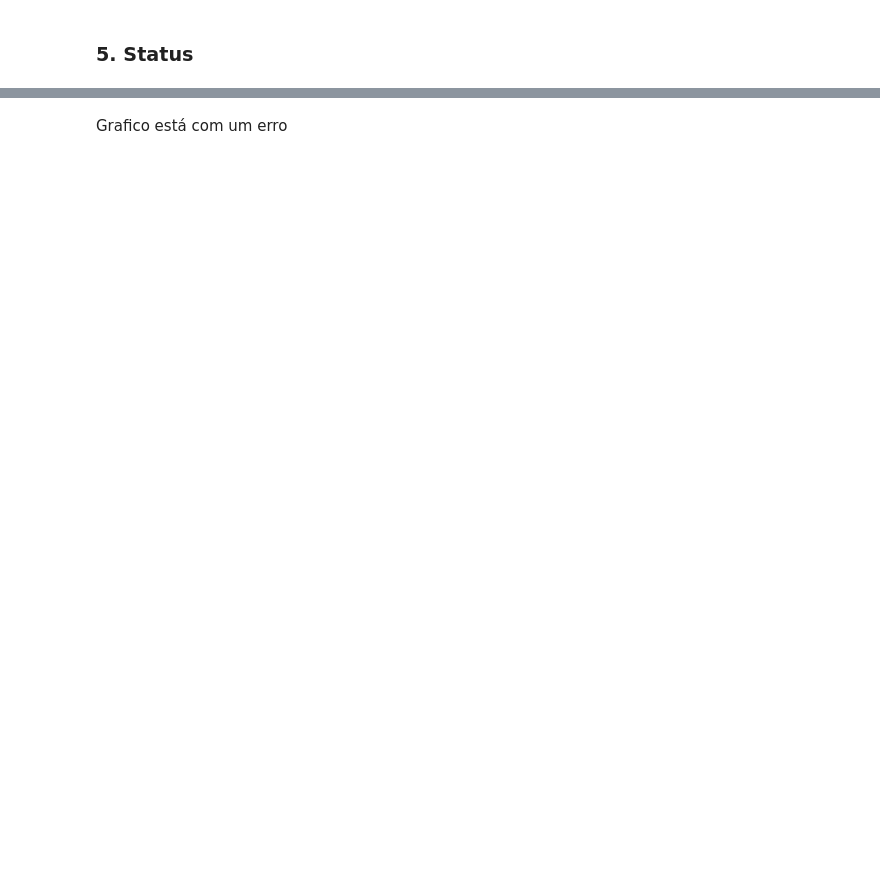
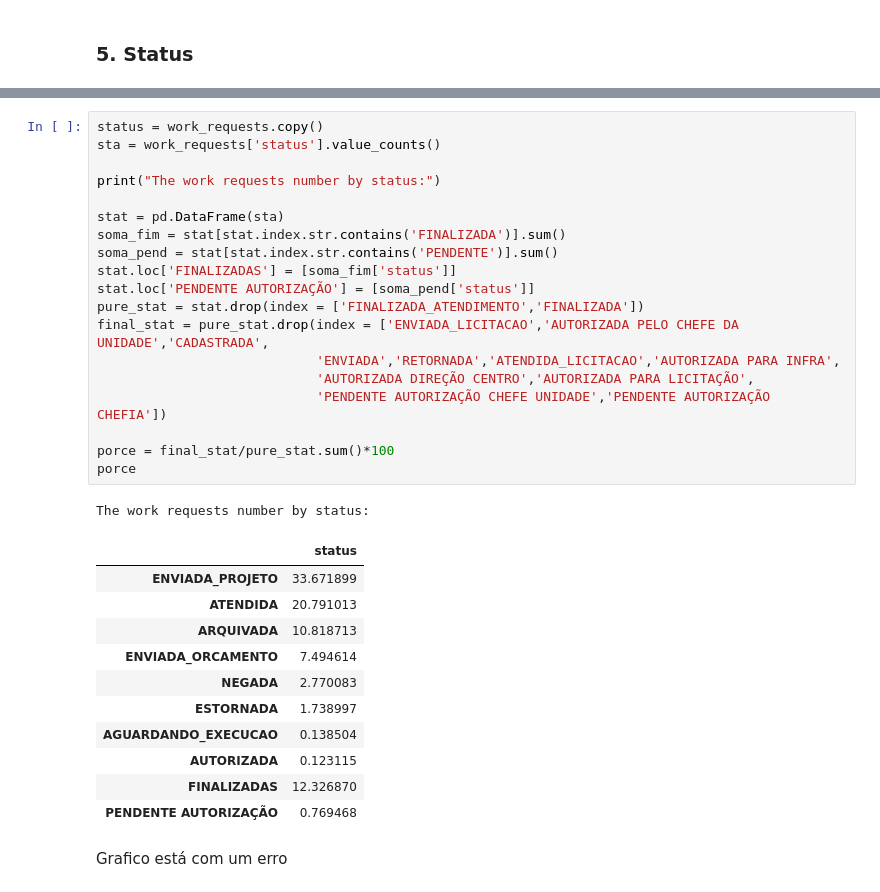
Before and after one commit to ozielalves/Financas_IMD, a Jupyter notebook: Oziel.ipynb, the cells around one changed output, grey strips where cells are left out. Saved outputs shown, nothing was run; the diff lists cells and outputs as text; blank space fills up the shorter version.

```diff
--- a/Oziel.ipynb
+++ b/Oziel.ipynb
@@ -192,3 +184,35 @@ The work requests number by status:
+# %%
+status = work_requests.copy()
+sta = work_requests['status'].value_counts()
+
+print("The work requests number by status:")
+
+stat = pd.DataFrame(sta)
+soma_fim = stat[stat.index.str.contains('FINALIZADA')].sum()
+soma_pend = stat[stat.index.str.contains('PENDENTE')].sum()
+stat.loc['FINALIZADAS'] = [soma_fim['status']]
+stat.loc['PENDENTE AUTORIZAÇÃO'] = [soma_pend['status']]
+pure_stat = stat.drop(index = ['FINALIZADA_ATENDIMENTO','FINALIZADA'])
+final_stat = pure_stat.drop(index = ['ENVIADA_LICITACAO','AUTORIZADA PELO CHEFE DA UNIDADE','CADASTRADA',
+                            'ENVIADA','RETORNADA','ATENDIDA_LICITACAO','AUTORIZADA PARA INFRA',
+                            'AUTORIZADA DIREÇÃO CENTRO','AUTORIZADA PARA LICITAÇÃO',
+                            'PENDENTE AUTORIZAÇÃO CHEFE UNIDADE','PENDENTE AUTORIZAÇÃO CHEFIA'])
+
+porce = final_stat/pure_stat.sum()*100
+porce
+# %% [output]
+The work requests number by status:
+|  | status |
+| ENVIADA_PROJETO | 33.671899 |
+| ATENDIDA | 20.791013 |
+| ARQUIVADA | 10.818713 |
+| ENVIADA_ORCAMENTO | 7.494614 |
+| NEGADA | 2.770083 |
+| ESTORNADA | 1.738997 |
+| AGUARDANDO_EXECUCAO | 0.138504 |
+| AUTORIZADA | 0.123115 |
+| FINALIZADAS | 12.326870 |
+| PENDENTE AUTORIZAÇÃO | 0.769468 |
 # %% [markdown]
 Grafico está com um erro
 # %%
```
Also changed, not shown: parts of 14 cells of this notebook, 1 other file.
